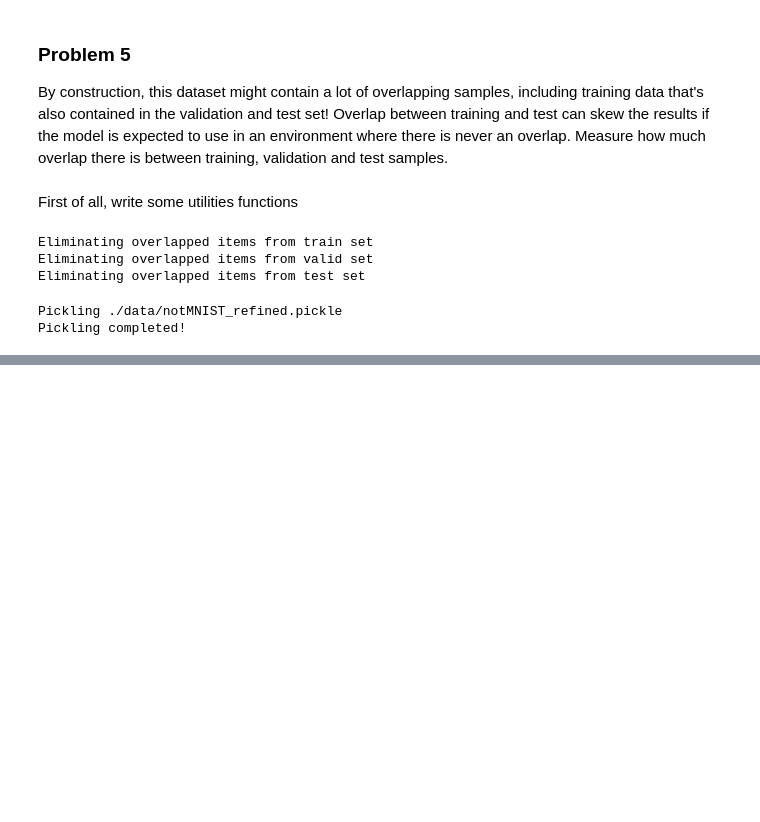
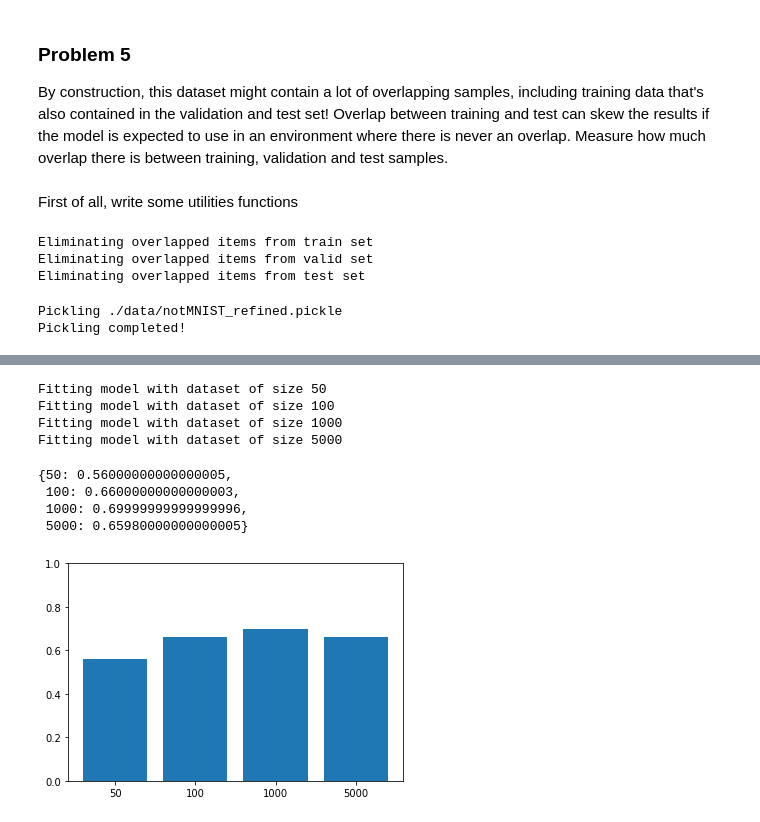
Before and after one commit to erikdao/deep-learing, a Jupyter notebook: 1_notmnist.ipynb, the cells around one changed output, grey strips where cells are left out. Drawn from its saved outputs; the diff is of its cells as text; code cells hidden in the pictures; blank space fills up the shorter version.

```diff
--- a/1_notmnist.ipynb
+++ b/1_notmnist.ipynb
@@ -471,0 +481,51 @@ Pickling completed!
+# %%
+def sample_data(dataset, labels, size=50):
+    """Returns a subset of the dataset which contains
+    `size` number of randomly selected samples from the
+    original `dataset`
+    """
+    image_size = 28
+    indices = np.random.randint(dataset.shape[0], size=size)
+    data = dataset[indices, :, :]
+    labels = labels[indices]
+    return data.reshape(data.shape[0], image_size ** 2), labels
+# %%
+X_train, y_train = sample_data(train_set, train_set_labels, size=100)
+X_valid, y_valid = sample_data(valid_set, valid_set_labels, size=100)
+X_test, y_test = sample_data(test_set, test_set_labels, size=100)
+# %%
+from sklearn.linear_model import LogisticRegression
+
+sample_sizes = [50, 100, 1000, 5000]
+
+classifier = LogisticRegression(C=1e5)
+
+scores = dict()
+
+for sample_size in sample_sizes:
+    print('Fitting model with dataset of size %d' % sample_size)
+    X_train, y_train = sample_data(train_set, train_set_labels, size=sample_size)
+    X_test, y_test = sample_data(train_set, train_set_labels, size=sample_size)
+    score = classifier.fit(X_train, y_train).score(X_test, y_test)
+    scores[sample_size] = score
+# %% [output]
+Fitting model with dataset of size 50
+Fitting model with dataset of size 100
+Fitting model with dataset of size 1000
+Fitting model with dataset of size 5000
+# %%
+scores
+# %% [output]
+{50: 0.56000000000000005,
+ 100: 0.66000000000000003,
+ 1000: 0.69999999999999996,
+ 5000: 0.65980000000000005}
+# %%
+fig = plt.figure(figsize=(6,4))
+plt.bar(range(len(scores)), scores.values(), align='center')
+plt.xticks(range(len(scores)), list(scores.keys()))
+plt.ylim([0, 1.0])
+
+plt.show()
+# %% [output]
+[figure, added]
```
Also changed, not shown: parts of 3 cells of this notebook.
